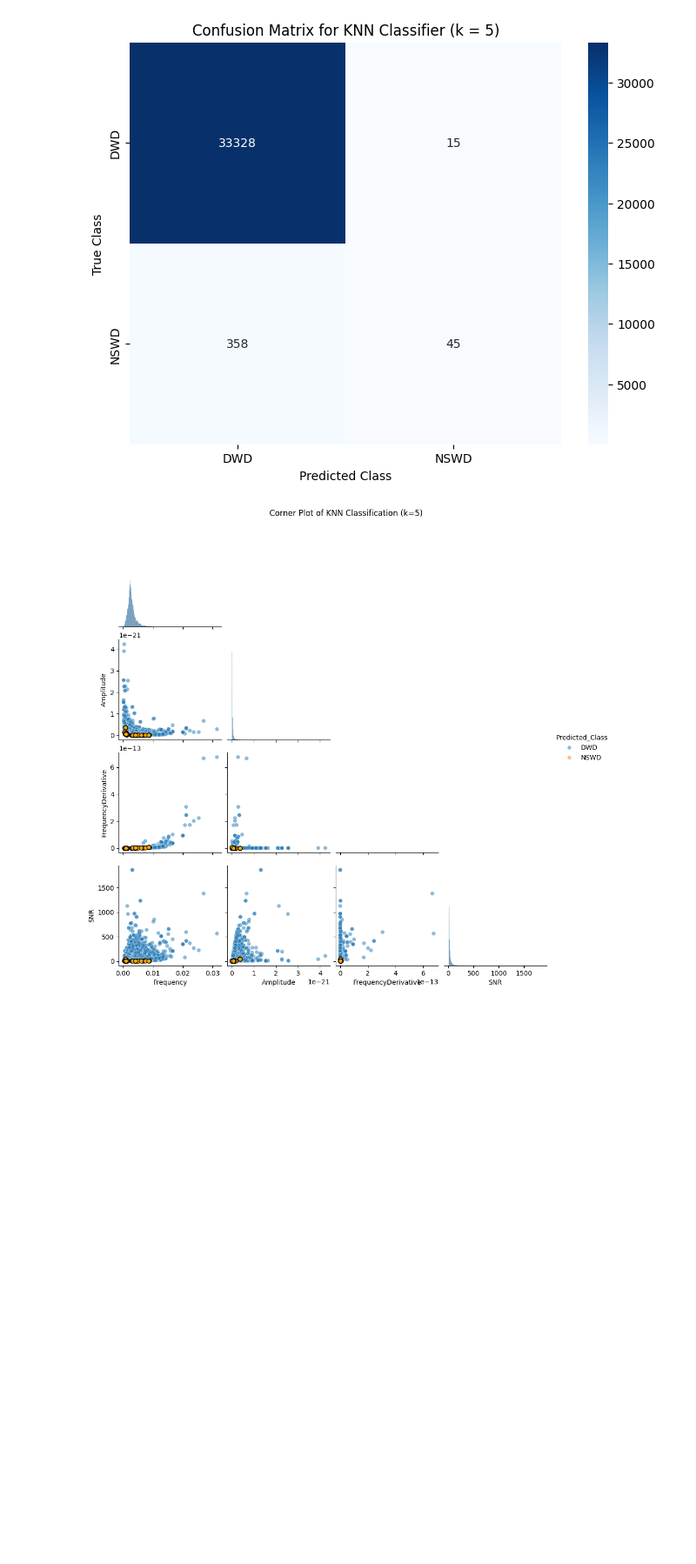
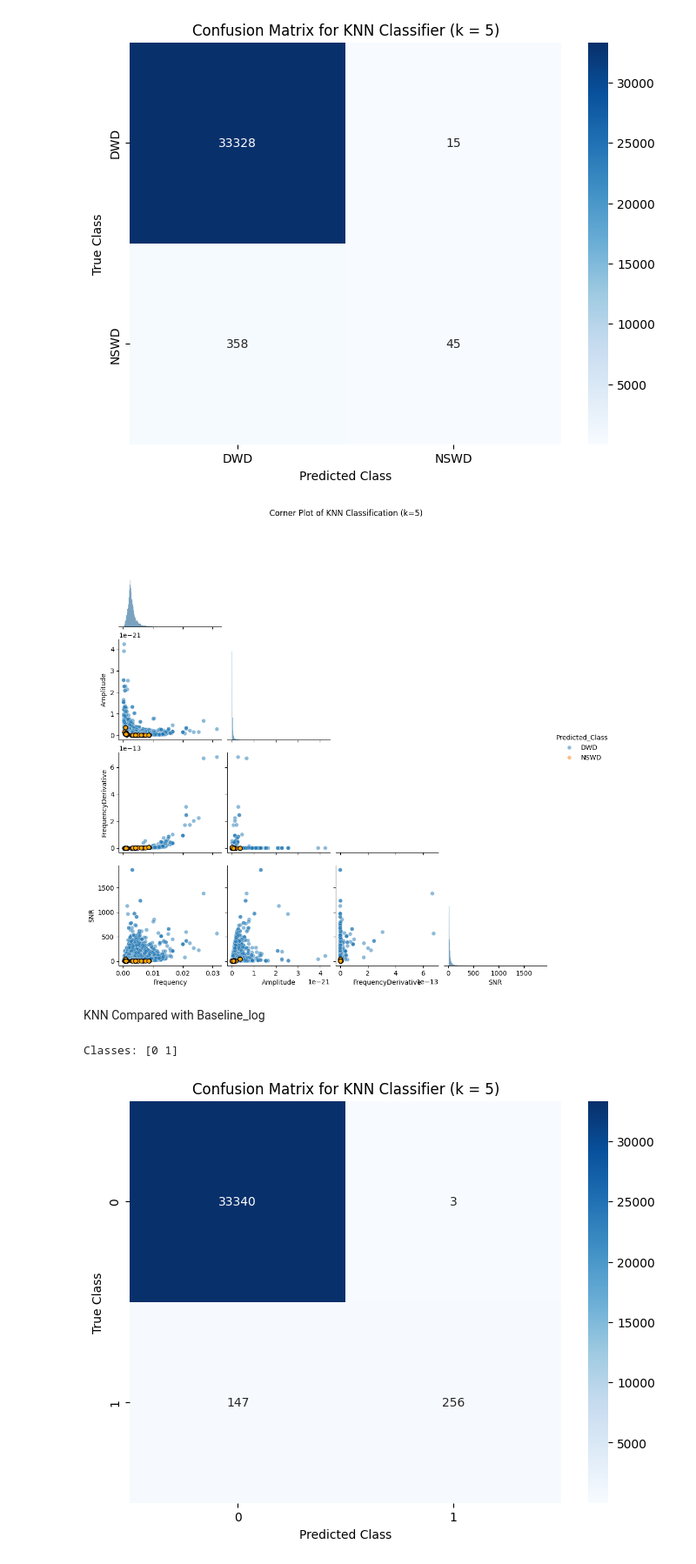
Before and after one commit to Irwintkc/lisa-ml, a Jupyter notebook: notebooks/network.ipynb, the cells around one changed output. Shown at 87% size. Saved outputs shown, nothing was run; the diff lists cells and outputs as text; code cells hidden in the pictures; blank space fills up the shorter version.

```diff
--- a/notebooks/network.ipynb
+++ b/notebooks/network.ipynb
@@ -694,3 +718,59 @@ plt.suptitle(f"Corner Plot of KNN Classification (k=5)", y=1.02)
 plt.show()
 # %% [output]
 [figure]
+# %% [markdown]
+KNN Compared with Baseline_log
+# %%
+resolved_df['Frequency_mHz'] = resolved_df['Frequency'] * 1000
+resolved_df['FrequencyDerivative_log10'] = np.log10(resolved_df['FrequencyDerivative'])
+resolved_df['EclipticLatitude_sin'] = np.sin(resolved_df['EclipticLatitude'])
+resolved_df['Amplitude_log10'] = np.log10(resolved_df['Amplitude'])
+resolved_df['Inclination_cos'] = np.cos(resolved_df['Inclination'])
+
+cols_to_remove = ['Frequency', 'FrequencyDerivative', 'EclipticLatitude', 'Amplitude', 'Inclination']
+resolved_df.drop(columns=cols_to_remove, inplace=True)
+# %%
+import seaborn as sns
+import pandas as pd
+import matplotlib.pyplot as plt
+from sklearn.neighbors import KNeighborsClassifier
+
+
+features = ['Frequency_mHz', 'Amplitude_log10', 'FrequencyDerivative_log10', 'SNR', 'Eccentricity']
+
+X = resolved_df[features]
+y = resolved_df['Class']
+le = LabelEncoder()
+y_encoded = le.fit_transform(y)
+print("\nClasses:", le.classes_)
+
+X_train, X_test, y_train, y_test = train_test_split(
+    X, y_encoded, test_size=0.2, random_state=1
+)
+scaler = StandardScaler()
+X_train_scaled = scaler.fit_transform(X_train)
+X_test_scaled = scaler.transform(X_test)
+
+k = 5
+knn = KNeighborsClassifier(n_neighbors=k)
+knn.fit(X_train_scaled, y_train)
+y_pred = knn.predict(X_test_scaled)
+
+
+df_test = pd.DataFrame(X_test, columns=features)
+
+df_test['True_Class'] = le.inverse_transform(y_test)
+df_test['Predicted_Class'] = le.inverse_transform(y_pred)
+df_test['Prediction_Status'] = np.where(df_test['True_Class'] == df_test['Predicted_Class'], 'Correct', 'Wrong')
+
+cm = confusion_matrix(y_test, y_pred)
+plt.figure(figsize=(8, 6))
+sns.heatmap(cm, annot=True, fmt='d', cmap='Blues',
+            xticklabels=le.classes_, yticklabels=le.classes_)
+plt.xlabel('Predicted Class')
+plt.ylabel('True Class')
+plt.title(f'Confusion Matrix for KNN Classifier (k = {k})')
+plt.show()
+# %% [output]
+Classes: [0 1]
+[figure, added]
```
Also changed, not shown: parts of 4 cells of this notebook, 42 other files.
